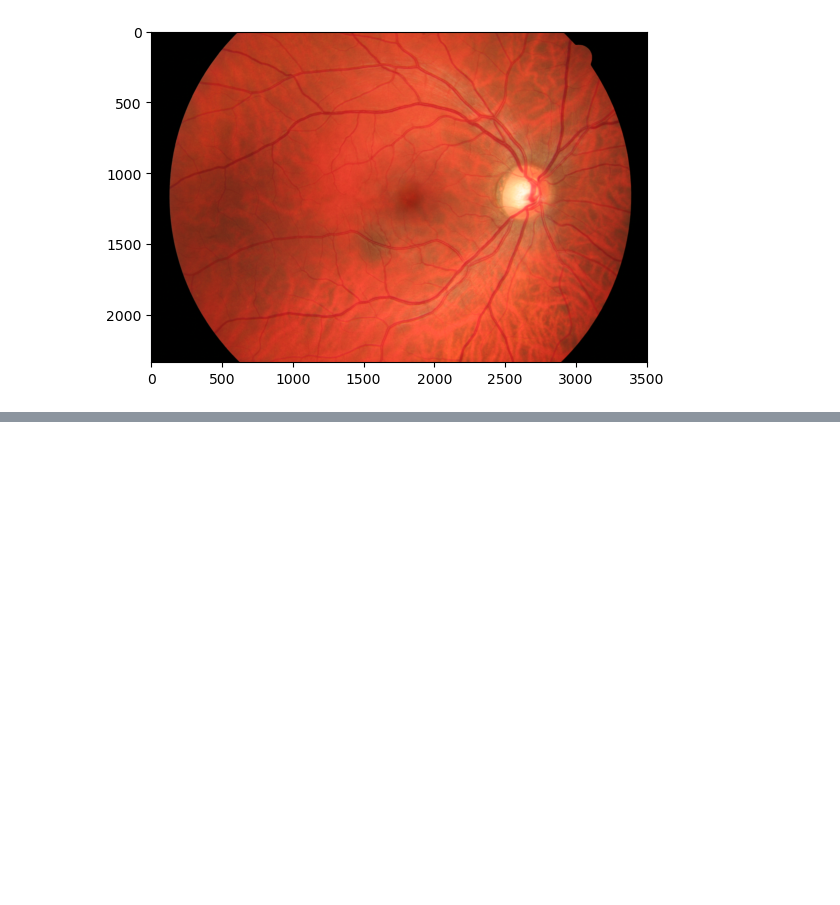
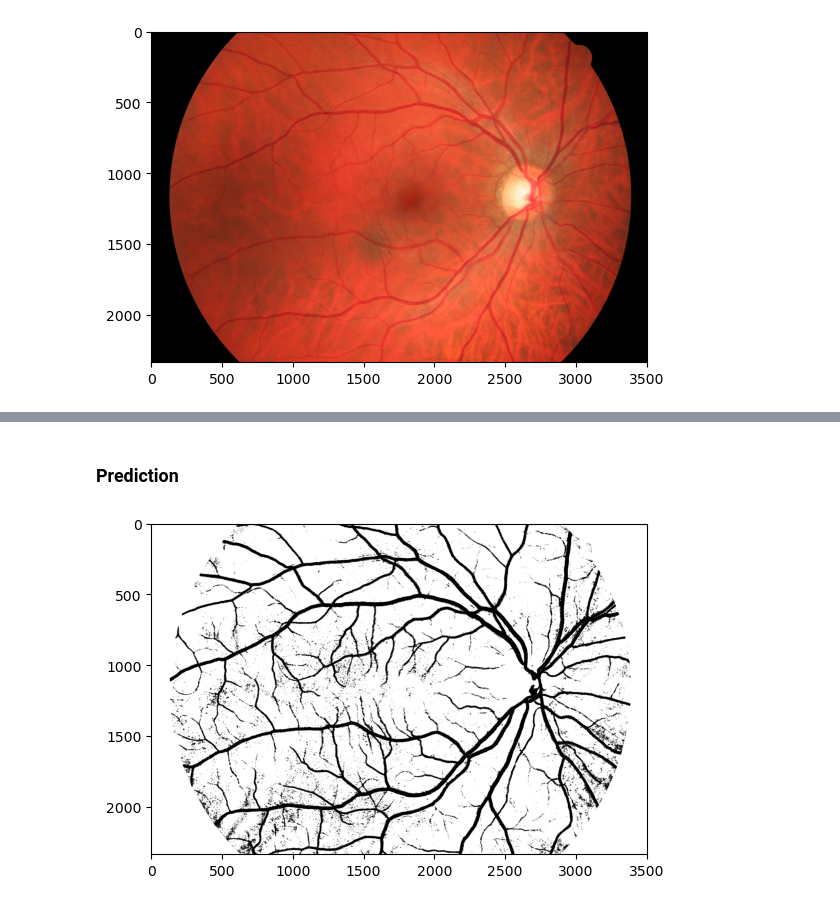
Before and after one commit to Myc0plasmus/veinClassifier, a Jupyter notebook: notebooks/demo.ipynb, the cells around one changed output, grey strips where cells are left out. Cells and saved outputs as stored; diff of their text form; code cells hidden in the pictures; blank space fills up the shorter version.

```diff
--- a/notebooks/demo.ipynb
+++ b/notebooks/demo.ipynb
@@ -34,0 +146,2 @@ device = torch.device("cuda" if torch.cuda.is_available() else "cpu")
+# %%
+model = joblib.load("../savedModels/randomForest_pure_1M.pkl")
@@ -34,0 +177,11 @@ device = torch.device("cuda" if torch.cuda.is_available() else "cpu")
+# %% [markdown]
+### Prediction
+# %%
+X = extractImagePatches(img)
+y_pred = model.predict(X)
+H, W = img.shape[1], img.shape[2]
+segmentation_pred = y_pred.reshape(H, W)
+plt.imshow(~(segmentation_pred > 0.5), cmap="gray")
+plt.show()
+# %% [output]
+[figure, added]
```
Also changed, not shown: parts of 59 cells of this notebook, 7 other files.
